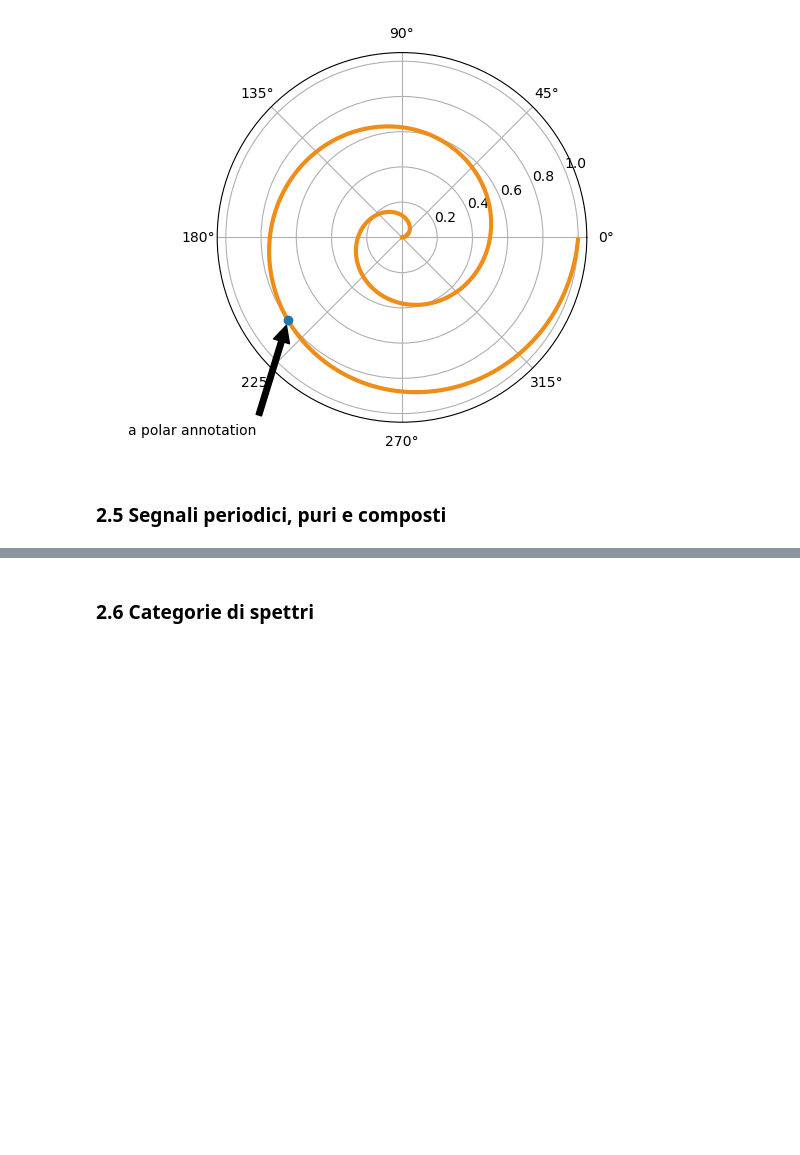
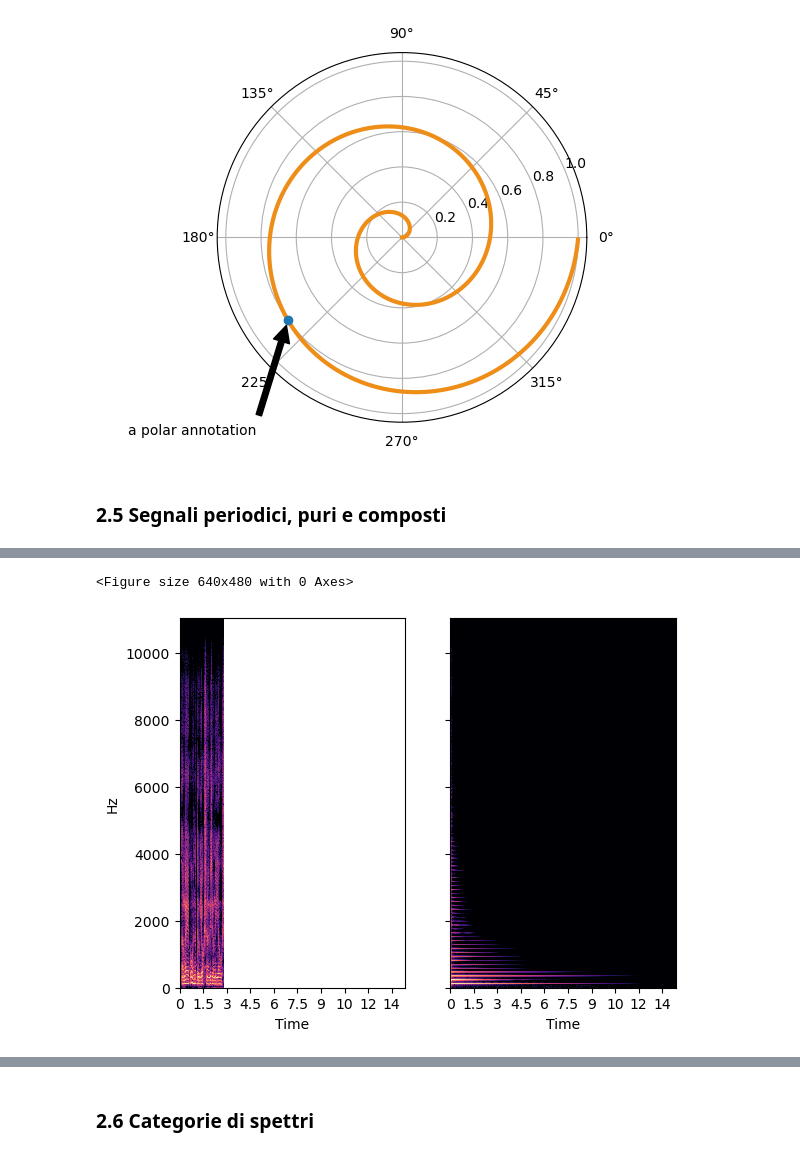
Before and after one commit to andreaagostini-teaching/cs1-dispense, a Jupyter notebook: notebooks/capitolo_2.ipynb, the cells around one changed output, grey strips where cells are left out. Drawn from its saved outputs; the diff is of its cells as text; code cells hidden in the pictures; blank space fills up the shorter version.

```diff
--- a/notebooks/capitolo_2.ipynb
+++ b/notebooks/capitolo_2.ipynb
@@ -86,0 +145,9 @@ Text(0.05, 0.05, 'a polar annotation')
+# %%
+def plot_sonogram(axis, ax_number, file_analyze, title):
+    D = librosa.amplitude_to_db(np.abs(librosa.stft(file_analyze)), ref=np.max)
+
+    img = librosa.display.specshow(D, y_axis='linear', x_axis='time', sr=sr, ax=axis[ax_number])
+
+    #axis[ax_number].set(title=title)
+
+    axis[ax_number].label_outer()
@@ -87 +162,16 @@ Text(0.05, 0.05, 'a polar annotation')
+# %%
+plt.clf()
+fig, axis = plt.subplots(nrows=1, ncols=2, sharex=True)
+
+# sos = signal.butter(24, 10000, 'lp', fs=22050, output='sos')
+# x = (sawtooth(30, 320))
+# x = signal.sosfilt(sos, x)
+z, sr = librosa.load("/Applications/Max.app/Contents/Resources/C74/media/msp/cherokee.aif")
+plot_sonogram(axis, 0, z , "")
+plot_sonogram(axis, 1, guitar_data , "")
+#plot_sonogram(axis, 1, x)
+#lt.savefig("../figures/nota_chitarra.pgf")
+# %% [output]
+<Figure size 640x480 with 0 Axes>
+[figure, added]
 # %%
```
Also changed, not shown: parts of 9 cells of this notebook, 15 other files.
